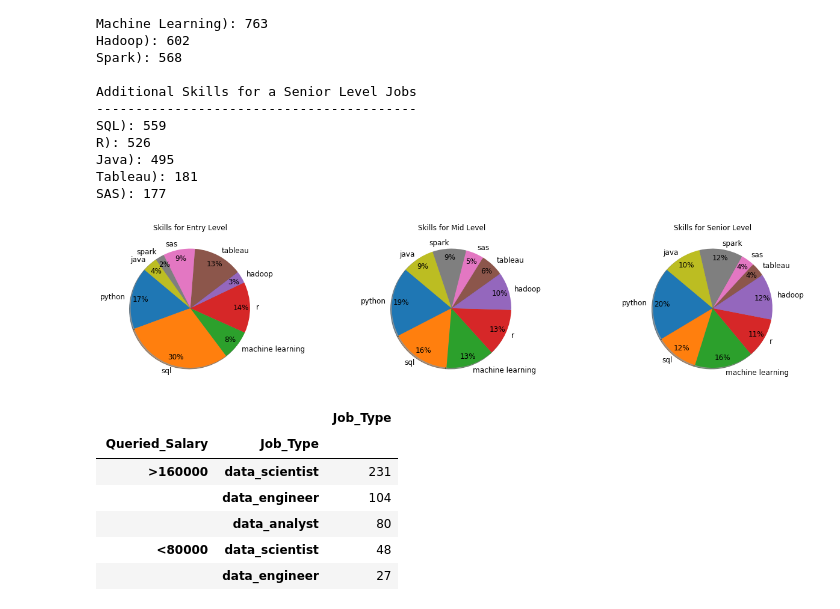
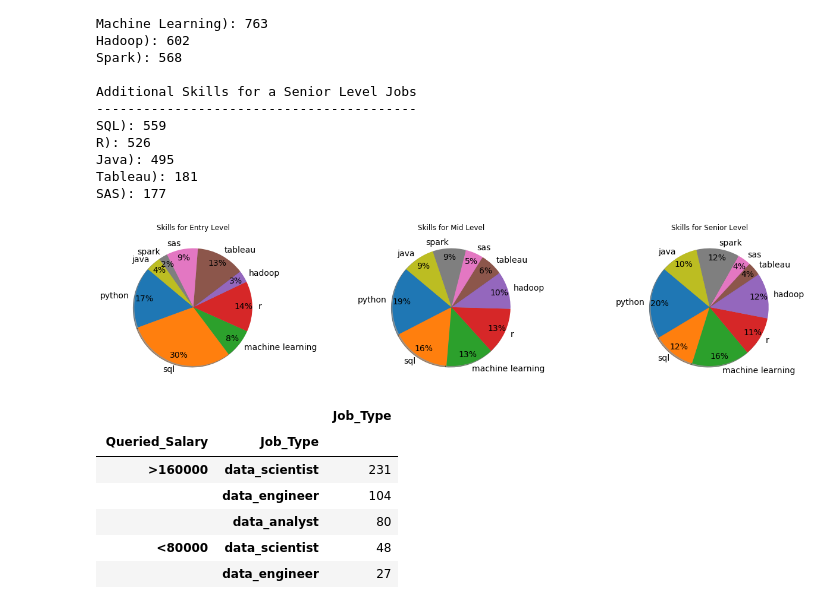
Before and after one commit to GitGTBoot/Project-1, a Jupyter notebook: Project 1.ipynb, the cells around one changed output. Cells and saved outputs as stored; diff of their text form; code cells hidden in the pictures.

Commit message:
piechart subplots

```diff
--- a/Project 1.ipynb
+++ b/Project 1.ipynb
@@ -650,23 +650,23 @@ Java): 495
 Tableau): 181
 SAS): 177
 # %%
-fig, axes = plt.subplots(1, 3,figsize=(20, 15))
+fig, axes = plt.subplots(1, 3,figsize=(20, 20))
 labels1=['python','sql','machine learning', 'r', 'hadoop', 'tableau', 'sas', 'spark', 'java']
 sizes1 =[556,985,268,459,109,445,287,80,136]
 sizes2 =[1818,1560,1266,1249,1003,610,477,883,849]
 sizes3= [951,559,763,526,602,181,177,568,495]
-axes[0].pie(sizes1, labels=labels1,autopct='%.0f%%',textprops={'fontsize': 12},
+axes[0].pie(sizes1, labels=labels1,autopct='%.0f%%',textprops={'fontsize': 14},
                             shadow=True,pctdistance=0.85, startangle=140)
 axes[0].set_title('Skills for Entry Level')
-axes[1].pie(sizes2, labels=labels1,autopct='%.0f%%',textprops={'fontsize': 12},
+axes[1].pie(sizes2, labels=labels1,autopct='%.0f%%',textprops={'fontsize': 14},
                    shadow=True,pctdistance=0.85,startangle=140 )
 axes[1].set_title('Skills for Mid Level')
-axes[2].pie(sizes3, labels=labels1,autopct='%.0f%%',textprops={'fontsize': 12},
+axes[2].pie(sizes3, labels=labels1,autopct='%.0f%%',textprops={'fontsize': 14},
                             shadow=True,pctdistance=0.85,startangle=140 )
 axes[2].set_title('Skills for Senior Level')
 fig.subplots_adjust(wspace=0.75)
 # %% [output]
-[figure, old version]
+[figure, new version]
 # %%
 salary = indeed.set_index('Queried_Salary')
 salary_skill_df= salary.loc[['<80000','80000-99999','100000-119999','120000-139999','140000-159999','>160000'],
```
Also changed, not shown: parts of 1 cell of this notebook.
